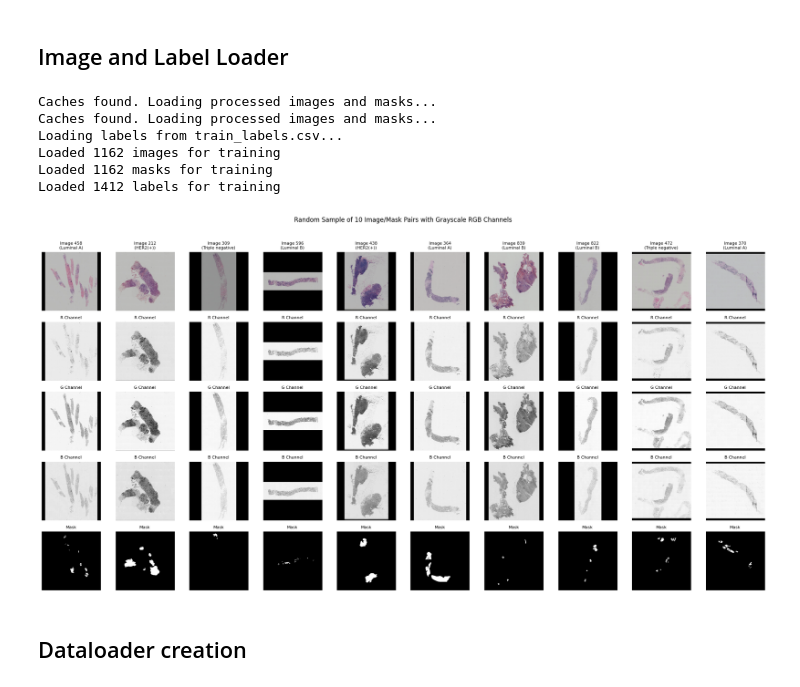
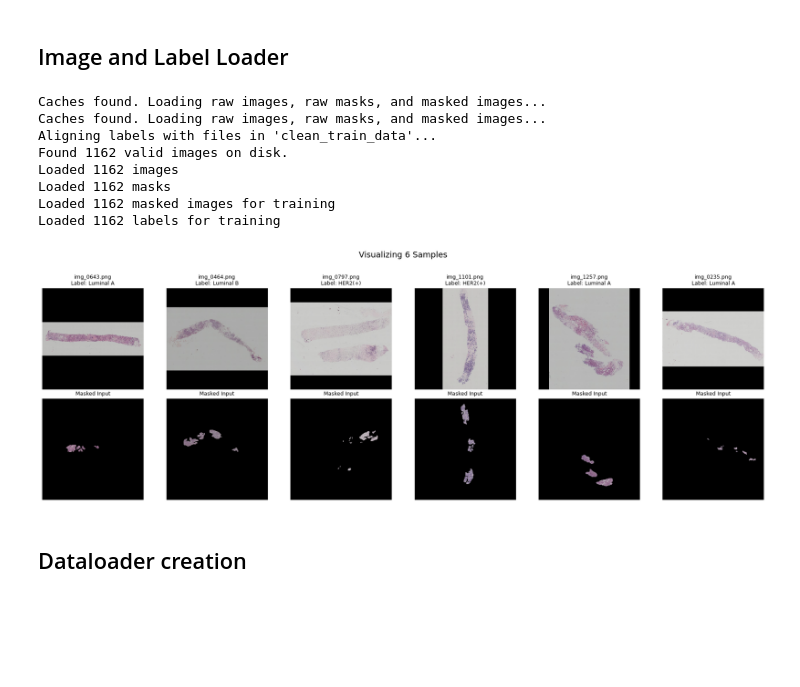
Before and after one commit to jonelrelucio/AN2DL-2025, a Jupyter notebook: challenge2/challenge2.ipynb, the cells around one changed output. Cells and saved outputs as stored; diff of their text form; code cells hidden in the pictures; blank space fills up the shorter version.

Commit message:
Added Masked images pt2

```diff
--- a/challenge2/challenge2.ipynb
+++ b/challenge2/challenge2.ipynb
@@ -33,11 +33,13 @@ PLOT_FLAG = True
 TRAIN_DATA_PATH = 'clean_train_data'
 TRAIN_IMAGES_CACHE_PATH = 'cache/clean_train_images_cache.npy'
 TRAIN_MASKS_CACHE_PATH = 'cache/clean_train_masks_cache.npy'
+TRAIN_MASKED_IMAGES_CACHE_PATH = 'cache/clean_train_masked_images_cache.npy'
 TRAIN_LABEL_PATH = 'train_labels.csv'
 
 TEST_DATA_PATH = 'test_data'
 TEST_IMAGE_CACHE_PATH  = 'cache/test_images_cache.npy'
 TEST_MASKS_CACHE_PATH = 'cache/test_masks_cache.npy'
+TEST_MASKED_IMAGES_CACHE_PATH = 'cache/test_masked_images_cache.npy'
 # %% [markdown]
 ## Module imports
 # %%
@@ -209,22 +287,36 @@ def load_images_from_folder(folder, cache_path_images, cache_path_masks):
 # %%
 # Load images and labels
-train_images, train_masks = load_images_from_folder(TRAIN_DATA_PATH, TRAIN_IMAGES_CACHE_PATH, TRAIN_MASKS_CACHE_PATH)
-test_images, test_masks = load_images_from_folder(TEST_DATA_PATH, TEST_IMAGE_CACHE_PATH, TEST_MASKS_CACHE_PATH)
-train_labels = load_labels_from_csv(TRAIN_LABEL_PATH)
-print(f"Loaded {len(train_images)} images for training")
-print(f"Loaded {len(train_masks)} masks for training")
+raw_train_images, train_masks, train_images_masked = load_images_from_folder(
+    TRAIN_DATA_PATH,
+    TRAIN_IMAGES_CACHE_PATH,
+    TRAIN_MASKS_CACHE_PATH,
+    TRAIN_MASKED_IMAGES_CACHE_PATH
+)
+raw_test_images, test_masks, test_images_masked = load_images_from_folder(
+    TEST_DATA_PATH,
+    TEST_IMAGE_CACHE_PATH,
+    TEST_MASKS_CACHE_PATH,
+    TEST_MASKED_IMAGES_CACHE_PATH
+)
+train_labels = load_labels_with_whitelist(TRAIN_DATA_PATH, TRAIN_LABEL_PATH)
+print(f"Loaded {len(raw_train_images)} images")
+print(f"Loaded {len(train_masks)} masks")
+print(f"Loaded {len(train_images_masked)} masked images for training")
 print(f"Loaded {len(train_labels)} labels for training")
 
 # Plotting
 if PLOT_FLAG:
-    cplot.visualize_image_components(train_images, train_masks, train_labels, num_samples=10)
+    train_filenames = get_sorted_filenames(TRAIN_DATA_PATH)
+    cplot.visualize_image_components(raw_train_images, train_masks, train_labels, filenames=train_filenames, num_samples=6)
 # %% [output]
-Caches found. Loading processed images and masks...
-Caches found. Loading processed images and masks...
-Loading labels from train_labels.csv...
-Loaded 1162 images for training
-Loaded 1162 masks for training
-Loaded 1412 labels for training
+Caches found. Loading raw images, raw masks, and masked images...
+Caches found. Loading raw images, raw masks, and masked images...
+Aligning labels with files in 'clean_train_data'...
+Found 1162 valid images on disk.
+Loaded 1162 images
+Loaded 1162 masks
+Loaded 1162 masked images for training
+Loaded 1162 labels for training
-[figure, old version]
+[figure, new version]
 # %% [markdown]
 ## Dataloader creation
```
Also changed, not shown: parts of 9 cells of this notebook, 8 other files.
